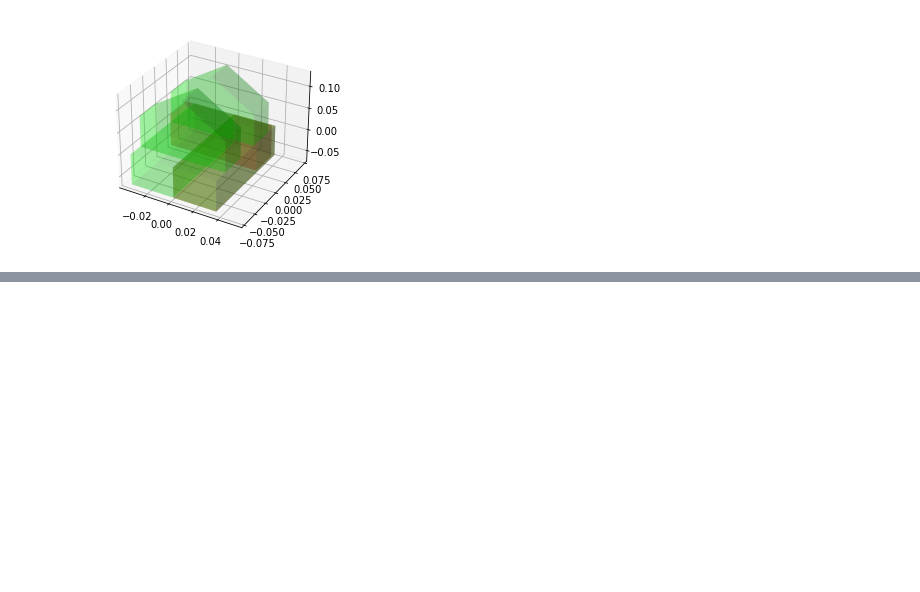
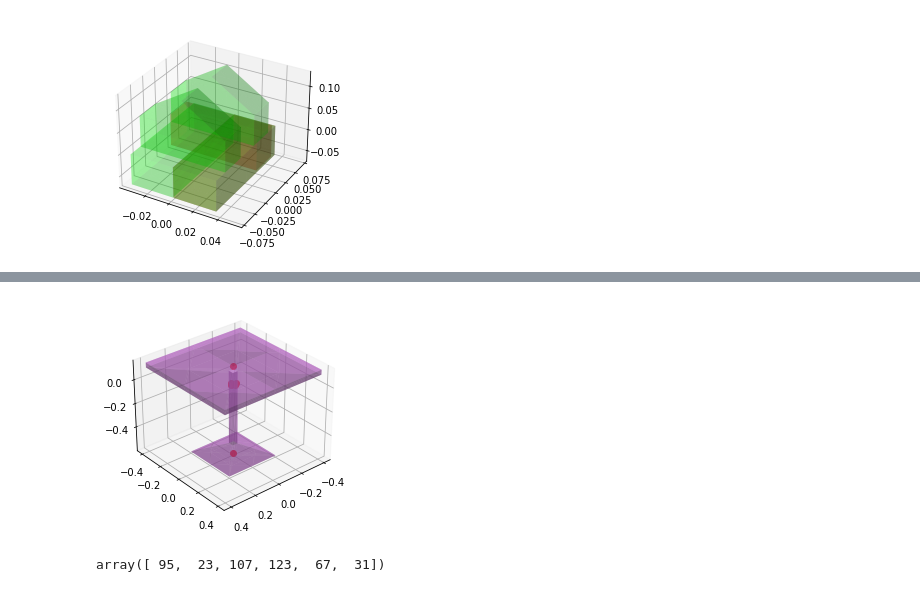
Before and after one commit to kyungjaelee/robosuite, a Jupyter notebook: robosuite/discretization.ipynb, the cells around one changed output, grey strips where cells are left out. Drawn from its saved outputs; the diff is of its cells as text; code cells hidden in the pictures; blank space fills up the shorter version.

```diff
--- a/robosuite/discretization.ipynb
+++ b/robosuite/discretization.ipynb
@@ -213,0 +228,15 @@ plt.show()
+# %%
+pnts , _, faces = test_mesh.ray.intersects_location([com]*6,[[0.,0.,-1.],[0.,0.,1.],[0.,-1.,0.],[0.,1.,0.],[-1.,0.,0.],[1.,0.,0.]])
+# %%
+ax = plt.gca(projection='3d')
+ax = visualize_mesh(test_mesh, test_mesh_pose, ax)
+for pnt in pnts:
+    ax.plot(pnt[0], pnt[1], pnt[2], 'or')
+ax.view_init(30, 50)
+plt.show()
+# %% [output]
+[figure, added]
+# %%
+faces
+# %% [output]
+array([ 95,  23, 107, 123,  67,  31])
```
Also changed, not shown: parts of 9 cells of this notebook, 9 other files.
